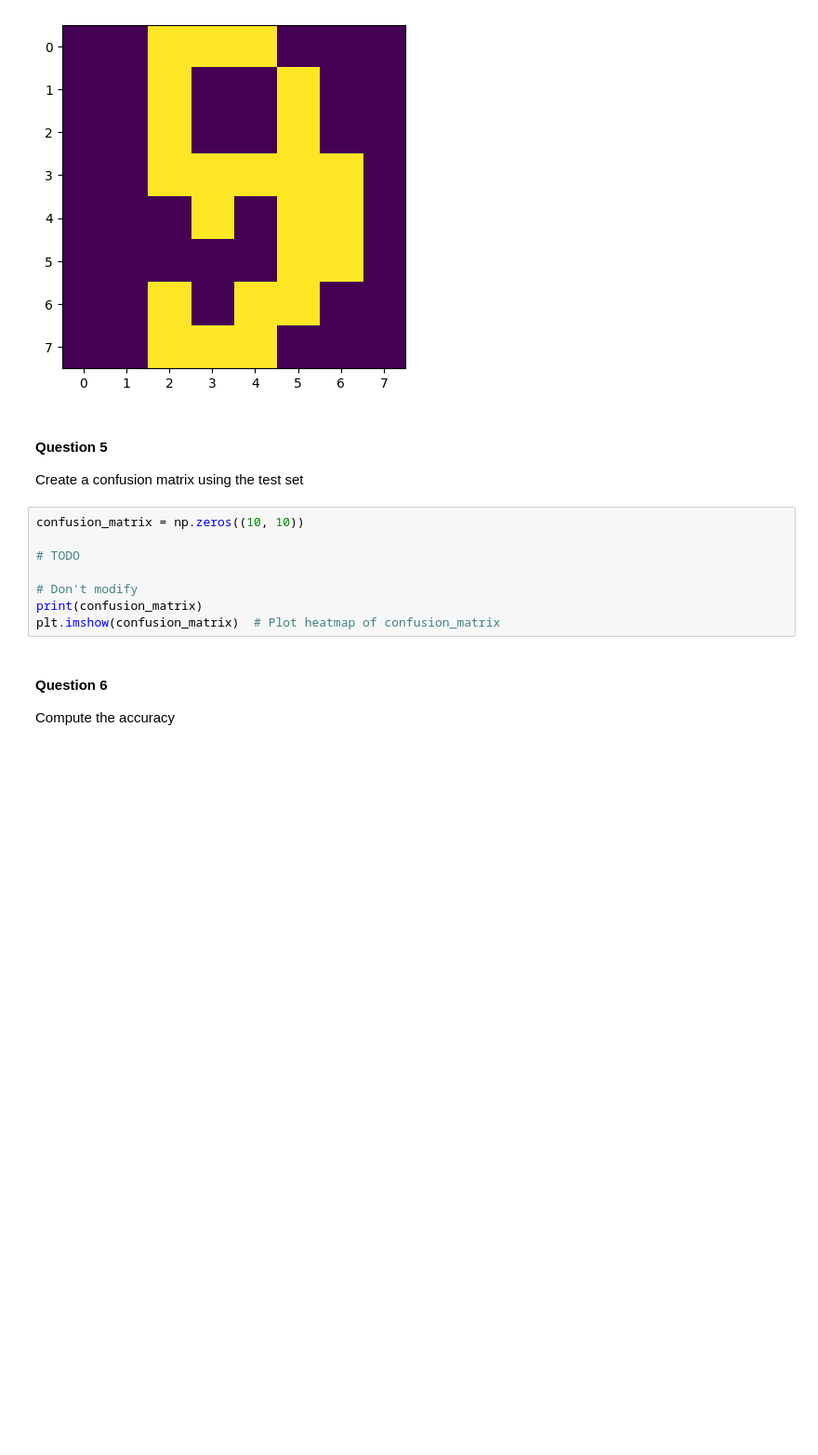
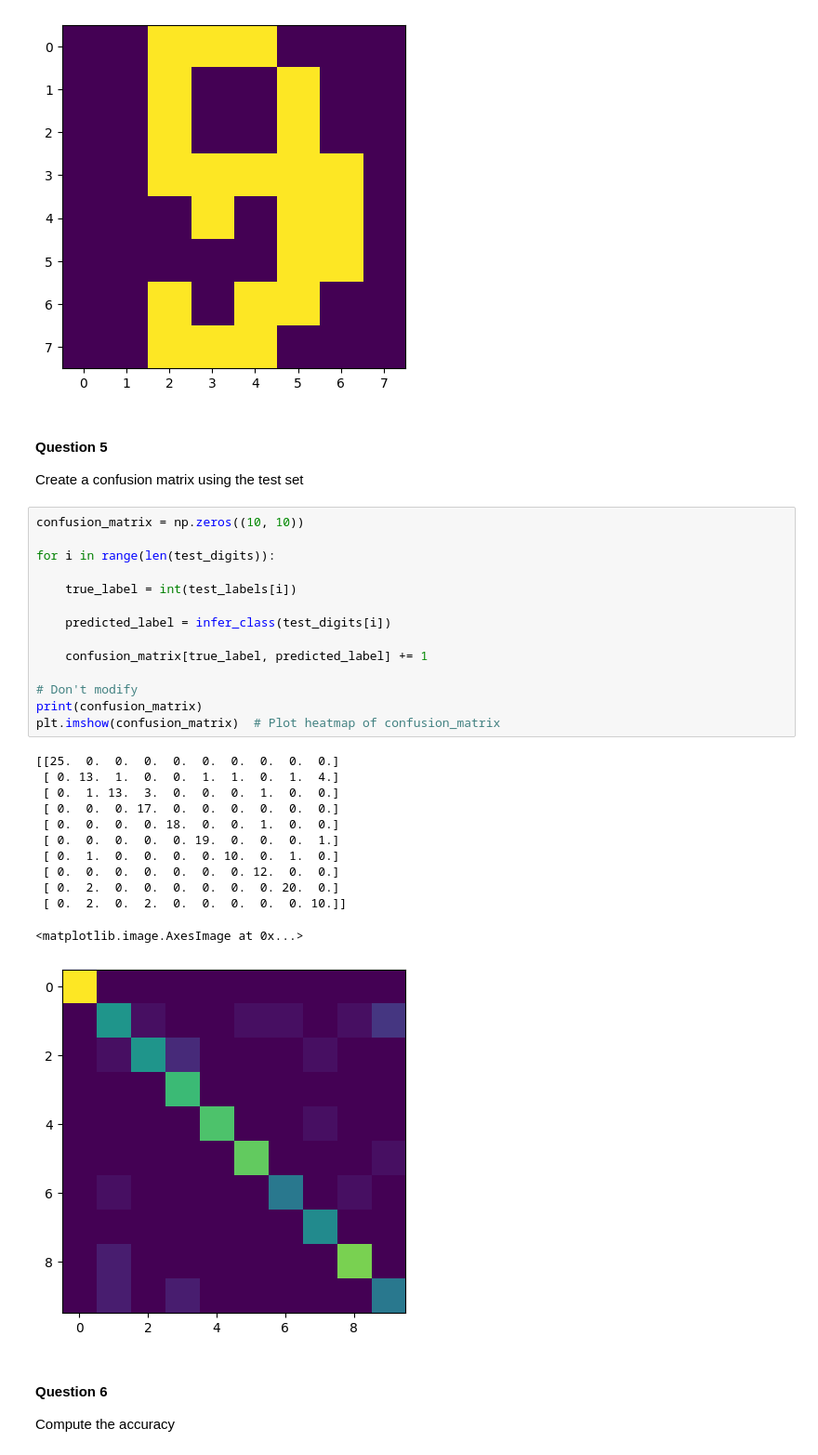
Before and after one commit to 200-Not-OK/Lab-1.2, a Jupyter notebook: ML Lab 1.2 - Naive Bayes Pt 2.ipynb, the cells around one changed output. Shown: that part at 93% size. Cells and saved outputs as stored; diff of their text form; blank space fills up the shorter version.

```diff
--- a/ML Lab 1.2 - Naive Bayes Pt 2.ipynb
+++ b/ML Lab 1.2 - Naive Bayes Pt 2.ipynb
@@ -240,11 +240,30 @@ Create a confusion matrix using the test set
 # %%
 confusion_matrix = np.zeros((10, 10))
 
-# TODO
+for i in range(len(test_digits)):
+
+    true_label = int(test_labels[i])
+
+    predicted_label = infer_class(test_digits[i])
+
+    confusion_matrix[true_label, predicted_label] += 1
 
 # Don't modify
 print(confusion_matrix)
 plt.imshow(confusion_matrix)  # Plot heatmap of confusion_matrix
+# %% [output]
+[[25.  0.  0.  0.  0.  0.  0.  0.  0.  0.]
+ [ 0. 13.  1.  0.  0.  1.  1.  0.  1.  4.]
+ [ 0.  1. 13.  3.  0.  0.  0.  1.  0.  0.]
+ [ 0.  0.  0. 17.  0.  0.  0.  0.  0.  0.]
+ [ 0.  0.  0.  0. 18.  0.  0.  1.  0.  0.]
+ [ 0.  0.  0.  0.  0. 19.  0.  0.  0.  1.]
+ [ 0.  1.  0.  0.  0.  0. 10.  0.  1.  0.]
+ [ 0.  0.  0.  0.  0.  0.  0. 12.  0.  0.]
+ [ 0.  2.  0.  0.  0.  0.  0.  0. 20.  0.]
+ [ 0.  2.  0.  2.  0.  0.  0.  0.  0. 10.]]
+<matplotlib.image.AxesImage at 0x...>
+[figure, added]
 # %% [markdown]
 #### Question 6
 Compute the accuracy
```
